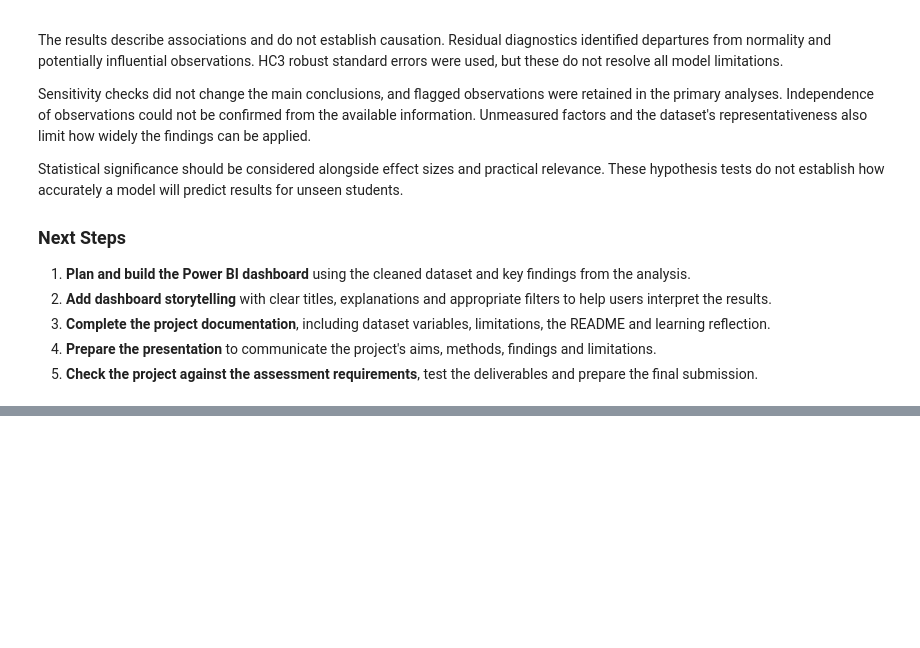
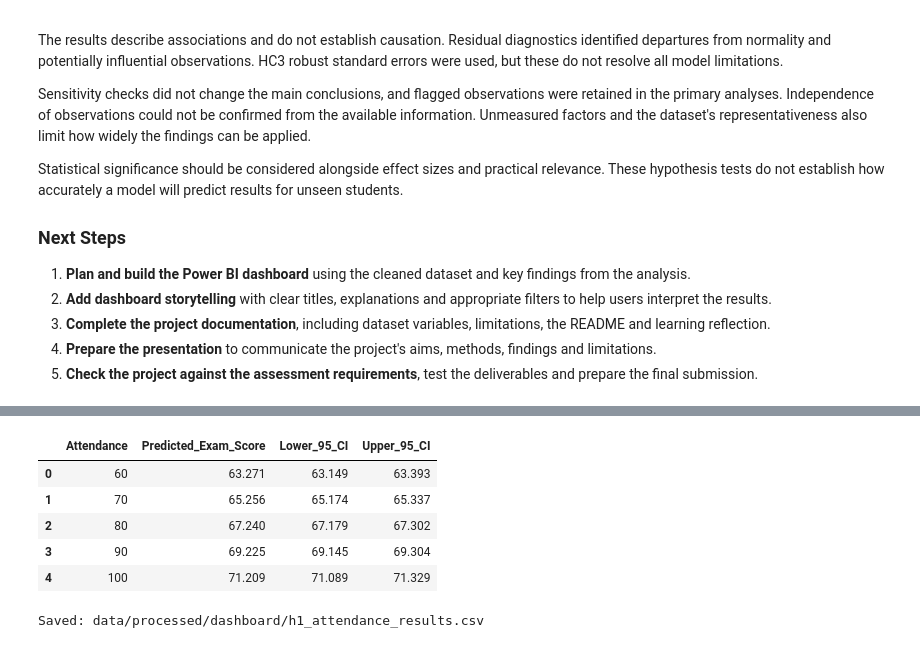
Before and after one commit to LieneRubule/student-performance-analysis, a Jupyter notebook: jupyter_notebooks/Student_Performance_Hypothesis_Testing.ipynb, the cells around one changed output, grey strips where cells are left out. Cells and saved outputs as stored; diff of their text form; code cells hidden in the pictures; blank space fills up the shorter version.

Commit message:
Export H1 attendance predictions for Power BI dashboard

```diff
--- a/jupyter_notebooks/Student_Performance_Hypothesis_Testing.ipynb
+++ b/jupyter_notebooks/Student_Performance_Hypothesis_Testing.ipynb
@@ -2713,0 +2734,55 @@ Statistical significance should be considered alongside effect sizes and practic
+# %%
+# Prepared with ChatGPT assistance.
+# Export five attendance predictions from the existing H1 model.
+# No new model fitting or hypothesis tests are performed.
+
+from pathlib import Path
+
+# Create the dashboard export folder if needed.
+export_folder = Path("../data/processed/dashboard")
+export_folder.mkdir(parents=True, exist_ok=True)
+
+# Select five attendance levels.
+# Hold study hours and previous scores at their sample means.
+# Use a separate variable to preserve the earlier notebook chart inputs.
+h1_dashboard_inputs = pd.DataFrame({
+    "Attendance": [60, 70, 80, 90, 100],
+    "Hours_Studied": df["Hours_Studied"].mean(),
+    "Previous_Scores": df["Previous_Scores"].mean()
+})
+
+# Calculate predicted mean scores and their 95% confidence intervals.
+h1_export_predictions = h1_model.get_prediction(
+    h1_dashboard_inputs
+).summary_frame(alpha=0.05)
+
+# Build the table for Power BI.
+h1_dashboard = h1_dashboard_inputs[["Attendance"]].copy()
+
+h1_dashboard["Predicted_Exam_Score"] = (
+    h1_export_predictions["mean"].to_numpy()
+)
+h1_dashboard["Lower_95_CI"] = (
+    h1_export_predictions["mean_ci_lower"].to_numpy()
+)
+h1_dashboard["Upper_95_CI"] = (
+    h1_export_predictions["mean_ci_upper"].to_numpy()
+)
+
+# Update the same CSV, keeping full precision in the saved data.
+h1_dashboard.to_csv(
+    export_folder / "h1_attendance_results.csv",
+    index=False
+)
+
+# Show all five rows, rounded for readability only.
+display(h1_dashboard.round(3))
+print("Saved: data/processed/dashboard/h1_attendance_results.csv")
+# %% [output]
+|  | Attendance | Predicted_Exam_Score | Lower_95_CI | Upper_95_CI |
+| 0 | 60 | 63.271 | 63.149 | 63.393 |
+| 1 | 70 | 65.256 | 65.174 | 65.337 |
+| 2 | 80 | 67.240 | 67.179 | 67.302 |
+| 3 | 90 | 69.225 | 69.145 | 69.304 |
+| 4 | 100 | 71.209 | 71.089 | 71.329 |
+Saved: data/processed/dashboard/h1_attendance_results.csv
```
Also changed, not shown: parts of 4 cells of this notebook, 1 other file.
